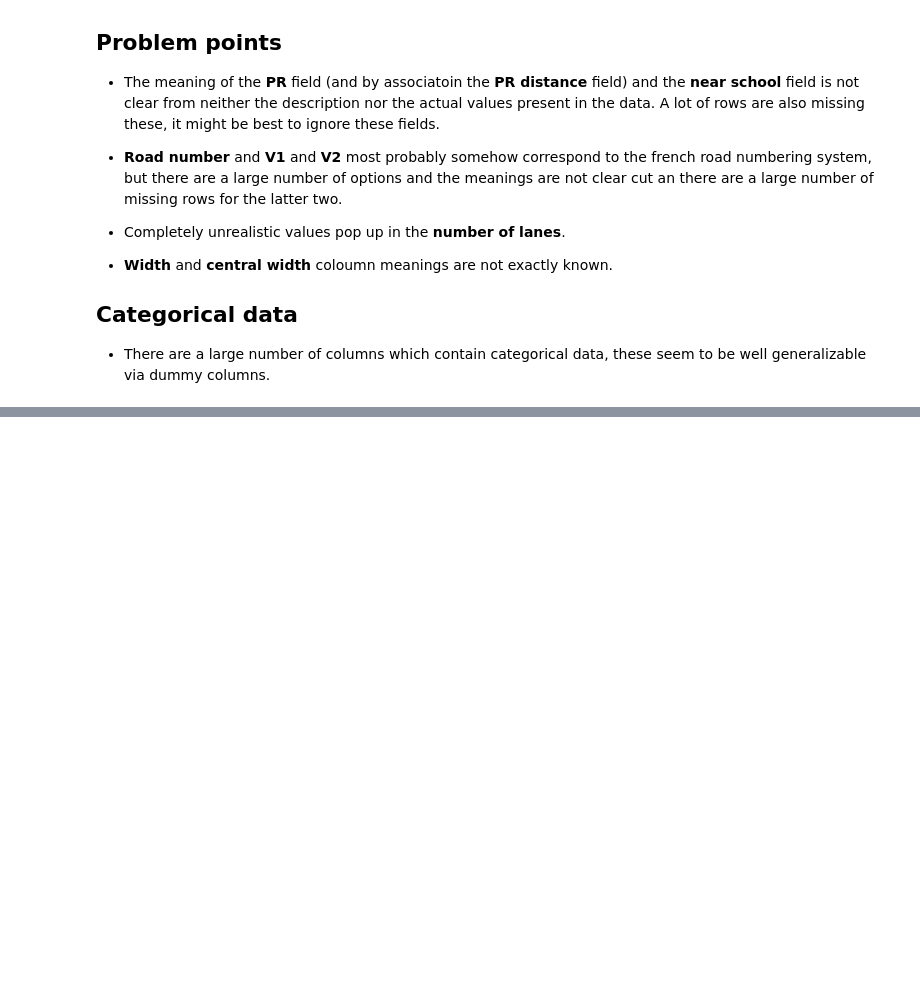
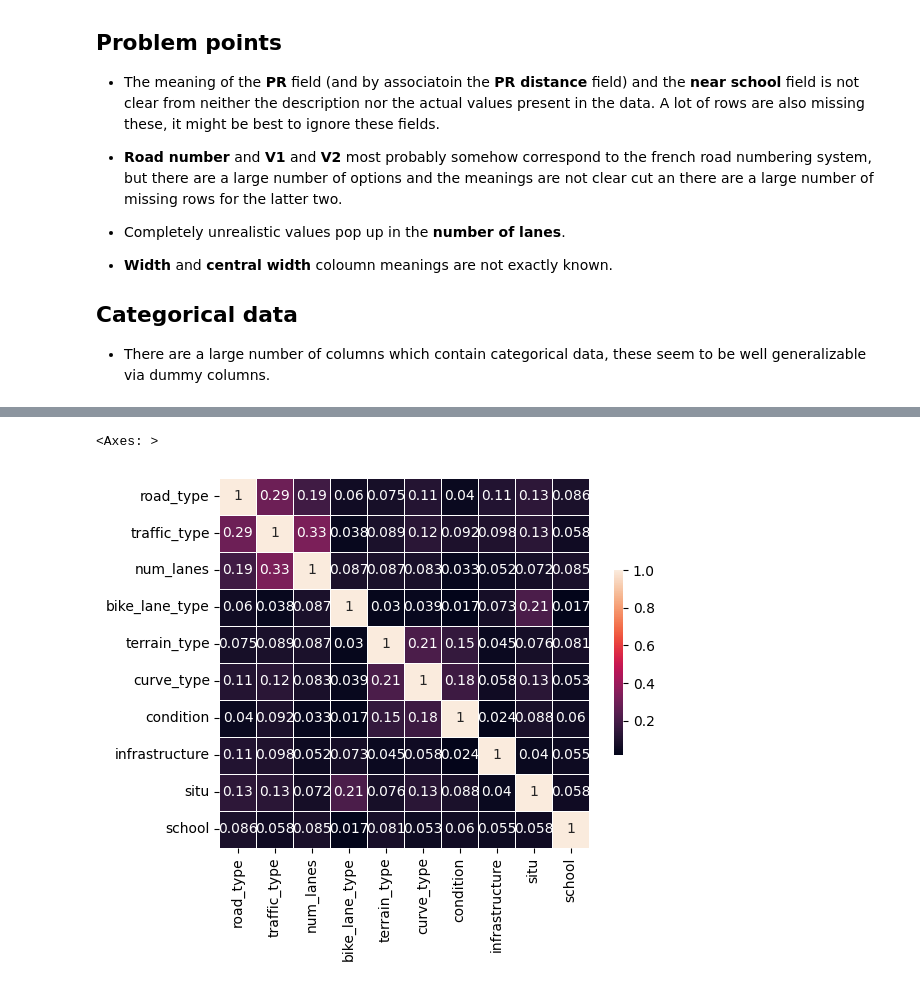
Before and after one commit to annagergaly/french-accidents, a Jupyter notebook: places.ipynb, the cells around one changed output, grey strips where cells are left out. Saved outputs shown, nothing was run; the diff lists cells and outputs as text; code cells hidden in the pictures; blank space fills up the shorter version.

```diff
--- a/places.ipynb
+++ b/places.ipynb
@@ -525,6 +434,8 @@ Name: infrastructure, dtype: int64
 df['infrastructure'].isna().sum()
 # %% [output]
 1278
+# %%
+df['infrastructure'].fillna(0.0, inplace=True)
 # %% [markdown]
 ## Accident situation
 
@@ -551,6 +462,8 @@ Name: situ, dtype: int64
 df['situ'].isna().sum()
 # %% [output]
 1002
+# %%
+df['situ'].fillna(0.0, inplace=True)
 # %% [markdown]
 ## Near school (?)
 # %%
@@ -567,3 +480,7 @@ df['school'].isna().count()
+# %%
+df['school'].fillna(0.0, inplace=True)
+# %%
+df['school'] = df['school'].apply(lambda x: 2.0 if x==99.0 else x/3.0)
 # %% [markdown]
 # Notes
 
@@ -582,0 +509,13 @@ df['school'].isna().count()
+# %%
+from sklearn.metrics.cluster import contingency_matrix
+from scipy.stats.contingency import association
+import seaborn
+
+def cramersv(a, b):
+    return association(contingency_matrix(a, b))
+
+corr = df.drop('Num_Acc', axis=1).corr(method=cramersv)
+sns.heatmap(corr, square=True, linewidths=.5, cbar_kws={"shrink": .5}, annot=True)
+# %% [output]
+<Axes: >
+[figure, added]
```
Also changed, not shown: parts of 31 cells of this notebook.
